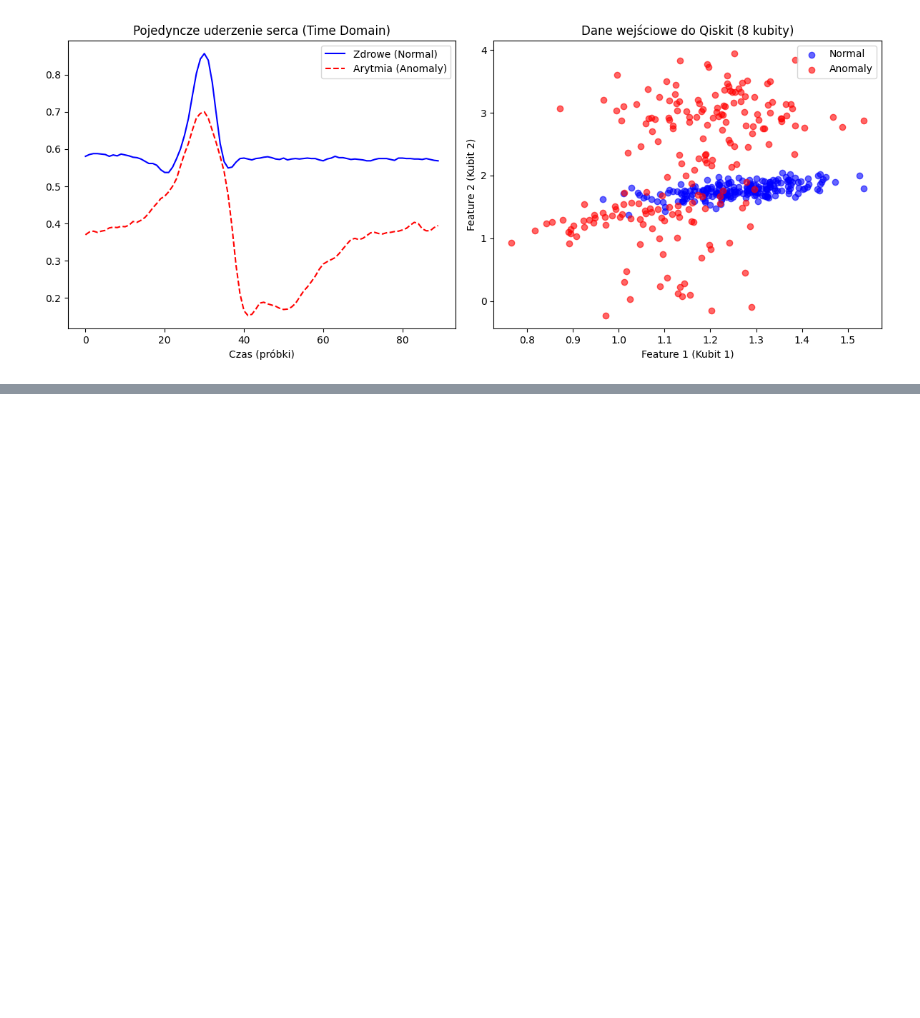
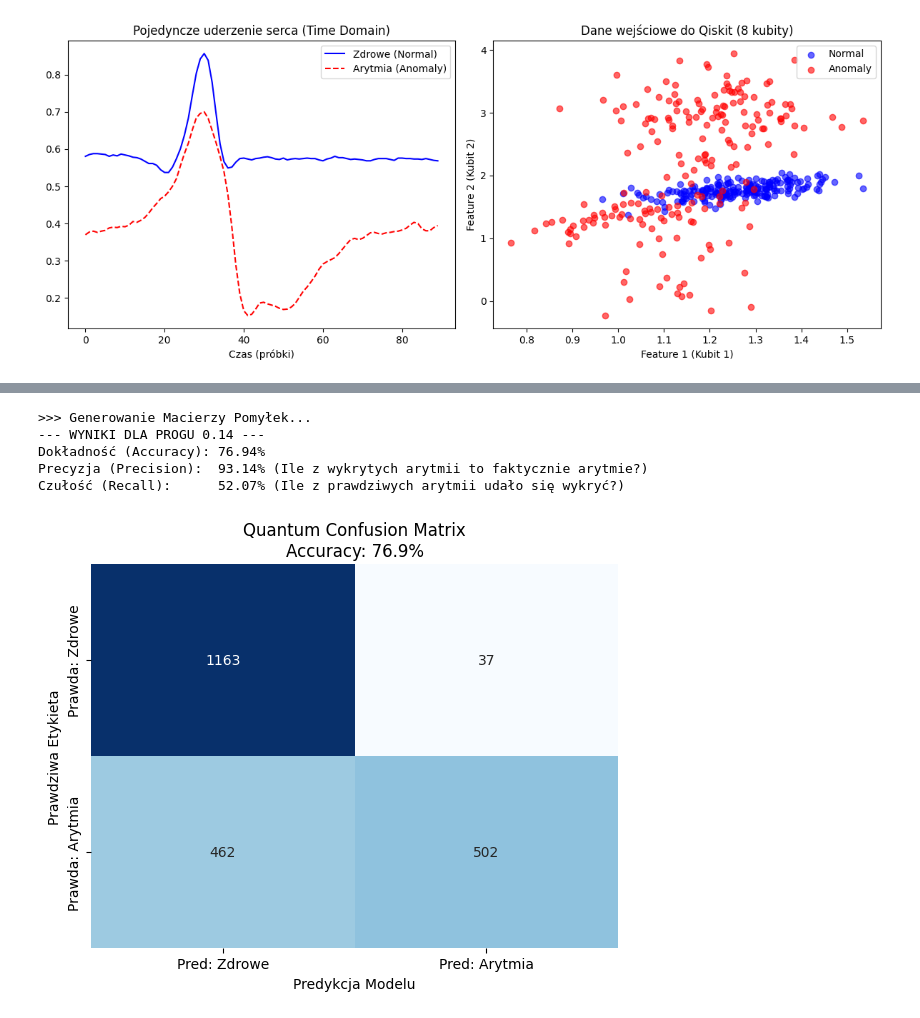
Before and after one commit to marcelbiezunski/quantum_ecg_autoencoder, a Jupyter notebook: notebook1_clean.ipynb, the cells around one changed output, grey strips where cells are left out. Cells and saved outputs as stored; diff of their text form; code cells hidden in the pictures; blank space fills up the shorter version.

```diff
--- a/notebook1_clean.ipynb
+++ b/notebook1_clean.ipynb
@@ -440,0 +442,63 @@ Czułość (Recall):      44.71% (Ile z prawdziwych arytmii udało się wykryć?
+# %%
+# =============================================
+# DODATEK: WIZUALIZACJA MACIERZY POMYŁEK
+# =============================================
+
+print("\n>>> Generowanie Macierzy Pomyłek...")
+
+# 1. USTAWIENIE PROGU (THRESHOLD)
+# Patrząc na Twój ostatni histogram, idealne przecięcie jest w okolicy 0.14.
+# Wszystko poniżej 0.14 traktujemy jako jedną klasę, powyżej jako drugą.
+THRESHOLD = 0.14
+THRESHOLD2 = 0.36
+
+# 2. PRZYGOTOWANIE ETYKIET PRAWDZIWYCH (Ground Truth)
+# 0 = Zdrowe (Normal), 1 = Arytmia (Anomaly)
+y_true = [0] * len(s_norm) + [1] * len(s_anom)
+
+# 3. PRZYGOTOWANIE PREDYKCJI MODELU (Z uwzględnieniem INWERSJI!)
+# WAŻNE: W Twoim wyniku arytmia (czerwone) ma MAŁY błąd, a zdrowe DUŻY.
+# Musimy odwrócić logikę:
+# Jeśli wynik < THRESHOLD -> To jest Arytmia (Klasa 1)
+# Jeśli wynik > THRESHOLD -> To jest Zdrowe (Klasa 0)
+
+y_pred = []
+# Oceniamy zdrowe
+for score in s_norm:
+    prediction = 1 if score < THRESHOLD  else 0
+    y_pred.append(prediction)
+
+# Oceniamy chore
+for score in s_anom:
+    prediction = 1 if score < THRESHOLD else 0
+    y_pred.append(prediction)
+
+# 4. OBLICZENIE METRYK
+cm = confusion_matrix(y_true, y_pred)
+acc = accuracy_score(y_true, y_pred)
+prec = precision_score(y_true, y_pred)
+rec = recall_score(y_true, y_pred)
+
+print(f"--- WYNIKI DLA PROGU {THRESHOLD} ---")
+print(f"Dokładność (Accuracy): {acc:.2%}")
+print(f"Precyzja (Precision):  {prec:.2%} (Ile z wykrytych arytmii to faktycznie arytmie?)")
+print(f"Czułość (Recall):      {rec:.2%} (Ile z prawdziwych arytmii udało się wykryć?)")
+
+# 5. RYSOWANIE ŁADNEJ MACIERZY (Seaborn Heatmap)
+plt.figure(figsize=(6, 5))
+sns.heatmap(cm, annot=True, fmt='d', cmap='Blues', cbar=False,
+            xticklabels=['Pred: Zdrowe', 'Pred: Arytmia'],
+            yticklabels=['Prawda: Zdrowe', 'Prawda: Arytmia'])
+plt.title(f'Quantum Confusion Matrix\nAccuracy: {acc:.1%}')
+plt.ylabel('Prawdziwa Etykieta')
+plt.xlabel('Predykcja Modelu')
+plt.tight_layout()
+plt.savefig("confusion_matrix.png")
+# plt.show() # Zakomentowane, bo show() będzie na końcu głównego skryptu
+# %% [output]
+>>> Generowanie Macierzy Pomyłek...
+--- WYNIKI DLA PROGU 0.14 ---
+Dokładność (Accuracy): 76.94%
+Precyzja (Precision):  93.14% (Ile z wykrytych arytmii to faktycznie arytmie?)
+Czułość (Recall):      52.07% (Ile z prawdziwych arytmii udało się wykryć?)
+[figure, added]
```
Also changed, not shown: parts of 3 cells of this notebook.
